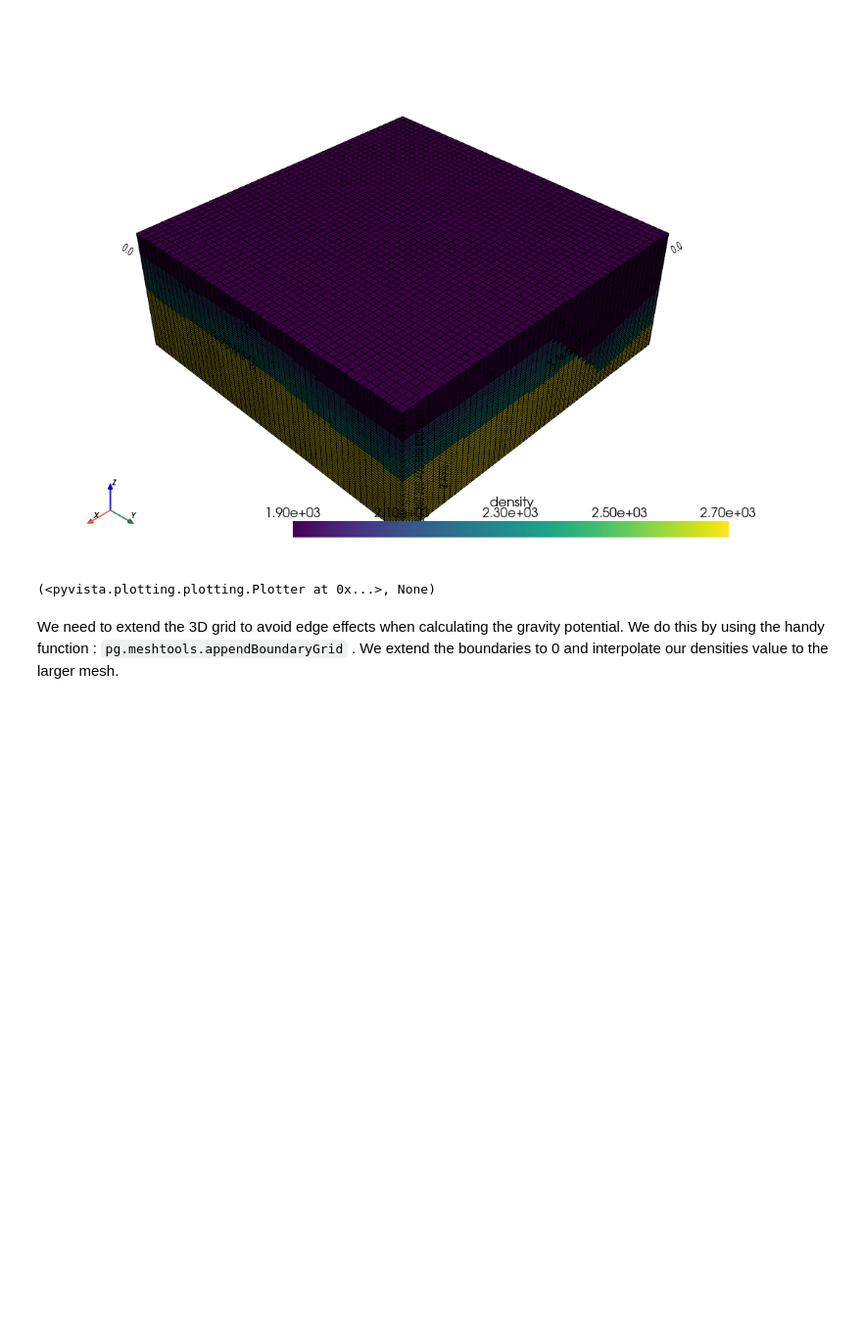
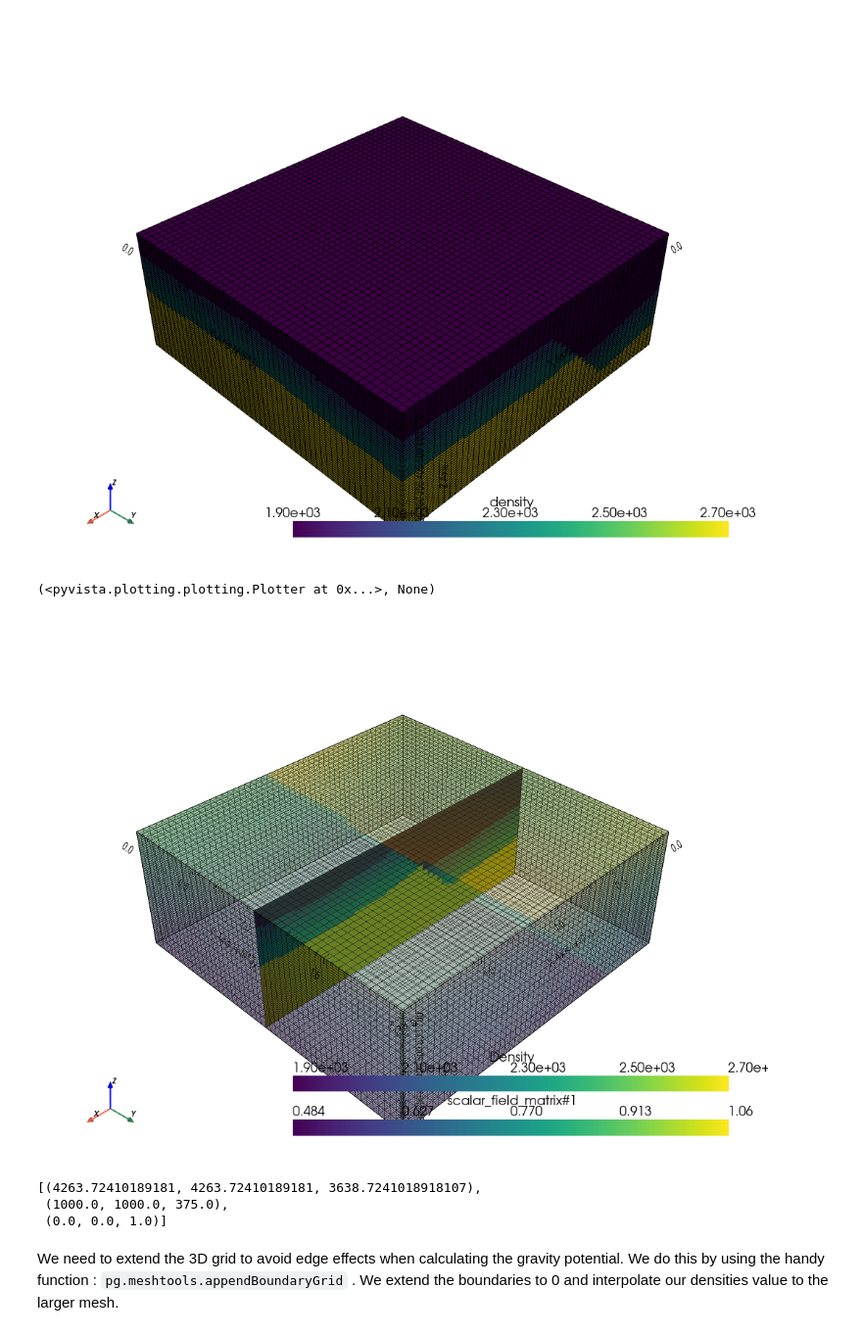
Before and after one commit to andieie/t21_hacksubsurface, a Jupyter notebook: gempy_to_pygimli.ipynb, the cells around one changed output. Shown at 98% size. Cells and saved outputs as stored; diff of their text form; code cells hidden in the pictures; blank space fills up the shorter version.

Commit message:
add slices

```diff
--- a/gempy_to_pygimli.ipynb
+++ b/gempy_to_pygimli.ipynb
@@ -207,6 +229,15 @@ pg.show(pgmesh_new, density, label='density')
 [2. 3. 4. 5. 6.]
 [figure]
 (<pyvista.plotting.plotting.Plotter at 0x...>, None)
+# %%
+ax, _ = pg.show(pgmesh_new, hold=True, alpha=0.3)
+drawSlice(ax, pgmesh_new, normal=[0,1,0], data=density, label="Density")
+ax.show()
+# %% [output]
+[figure, added]
+[(4263.72410189181, 4263.72410189181, 3638.7241018918107),
+ (1000.0, 1000.0, 375.0),
+ (0.0, 0.0, 1.0)]
 # %% [markdown]
 We need to extend the 3D grid to avoid edge effects when calculating the gravity potential. We do this by using the handy function : `pg.meshtools.appendBoundaryGrid` . We extend the boundaries to 0 and interpolate our densities value to the larger mesh.
 # %%
```
Also changed, not shown: parts of 9 cells of this notebook, 2 other files.
